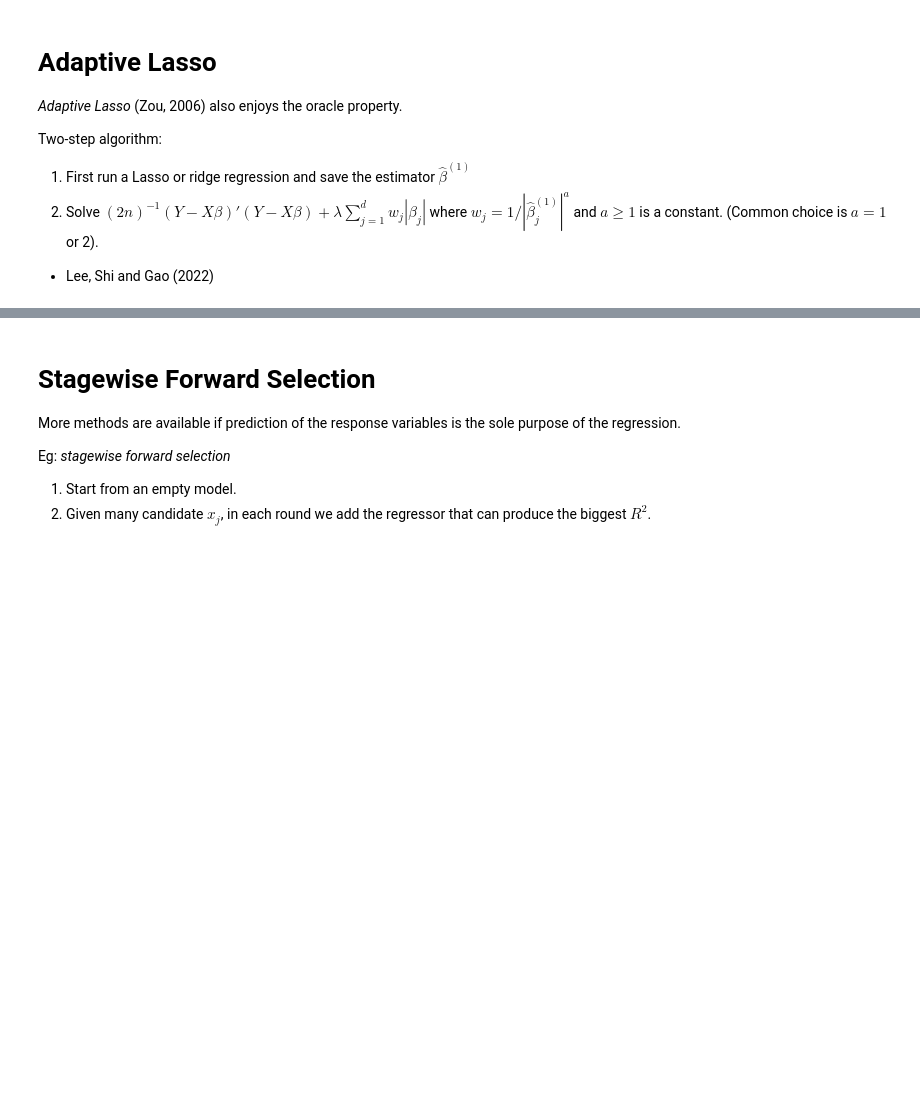
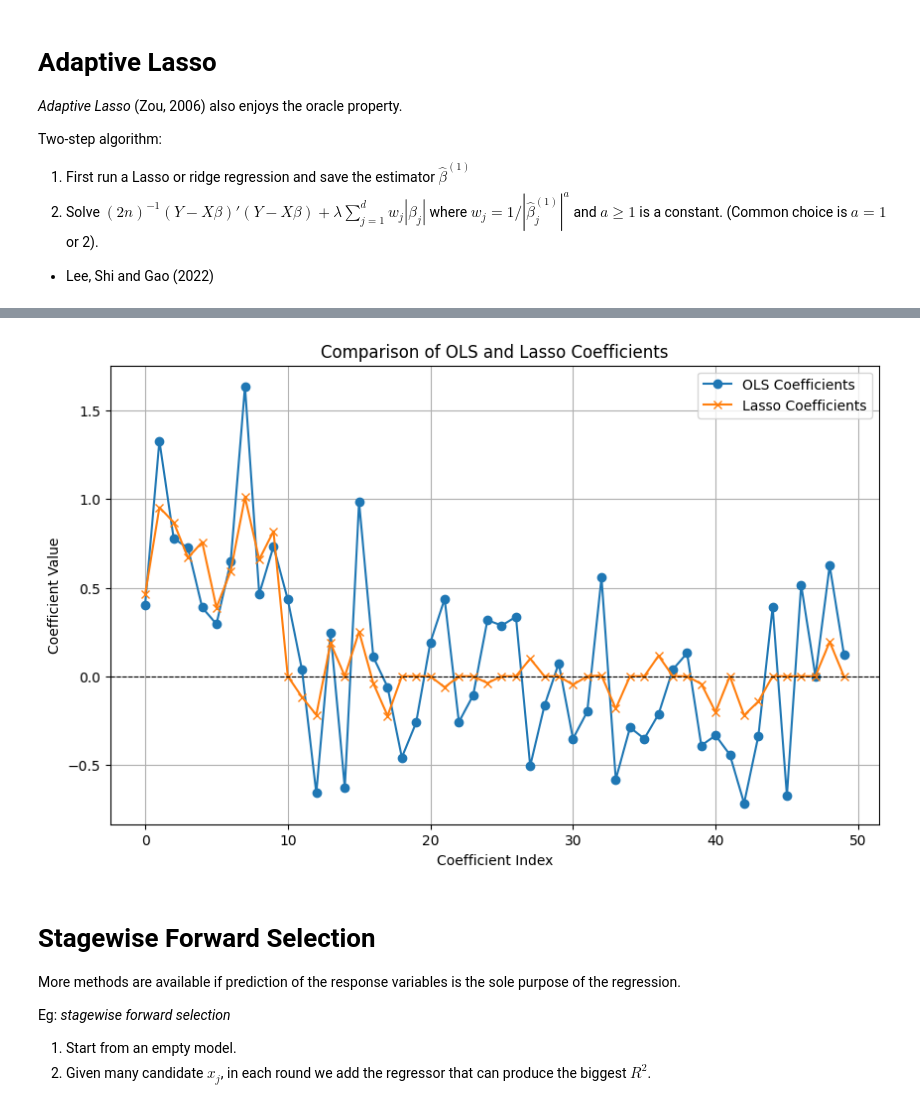
Before and after one commit to zhentaoshi/Econ5821, a Jupyter notebook: py_09_ML.ipynb, the cells around one changed output, grey strips where cells are left out. Cells and saved outputs as stored; diff of their text form; code cells hidden in the pictures; blank space fills up the shorter version.

```diff
--- a/py_09_ML.ipynb
+++ b/py_09_ML.ipynb
@@ -438,3 +439,25 @@ array([ 0.57563743,  0.59643887,  0.50454758,  0.80968108,  0.39334395,
+# %%
+import numpy as np
+
+import matplotlib.pyplot as plt
+
+# Plot the coefficients
+plt.figure(figsize=(10, 6))
+plt.plot(range(len(ols)), ols, label="OLS Coefficients", marker='o')
+plt.plot(range(len(lasso_result.coef_)), lasso_result.coef_, label="Lasso Coefficients", marker='x')
+
+# Add labels, legend, and title
+plt.xlabel("Coefficient Index")
+plt.ylabel("Coefficient Value")
+plt.title("Comparison of OLS and Lasso Coefficients")
+plt.axhline(0, color='black', linewidth=0.8, linestyle='--')
+plt.legend()
+plt.grid(True)
+
+# Show the plot
+plt.show()
+# %% [output]
+[figure, added]
 # %% [markdown]
 # Stagewise Forward Selection
 
```
Also changed, not shown: parts of 14 cells of this notebook.
